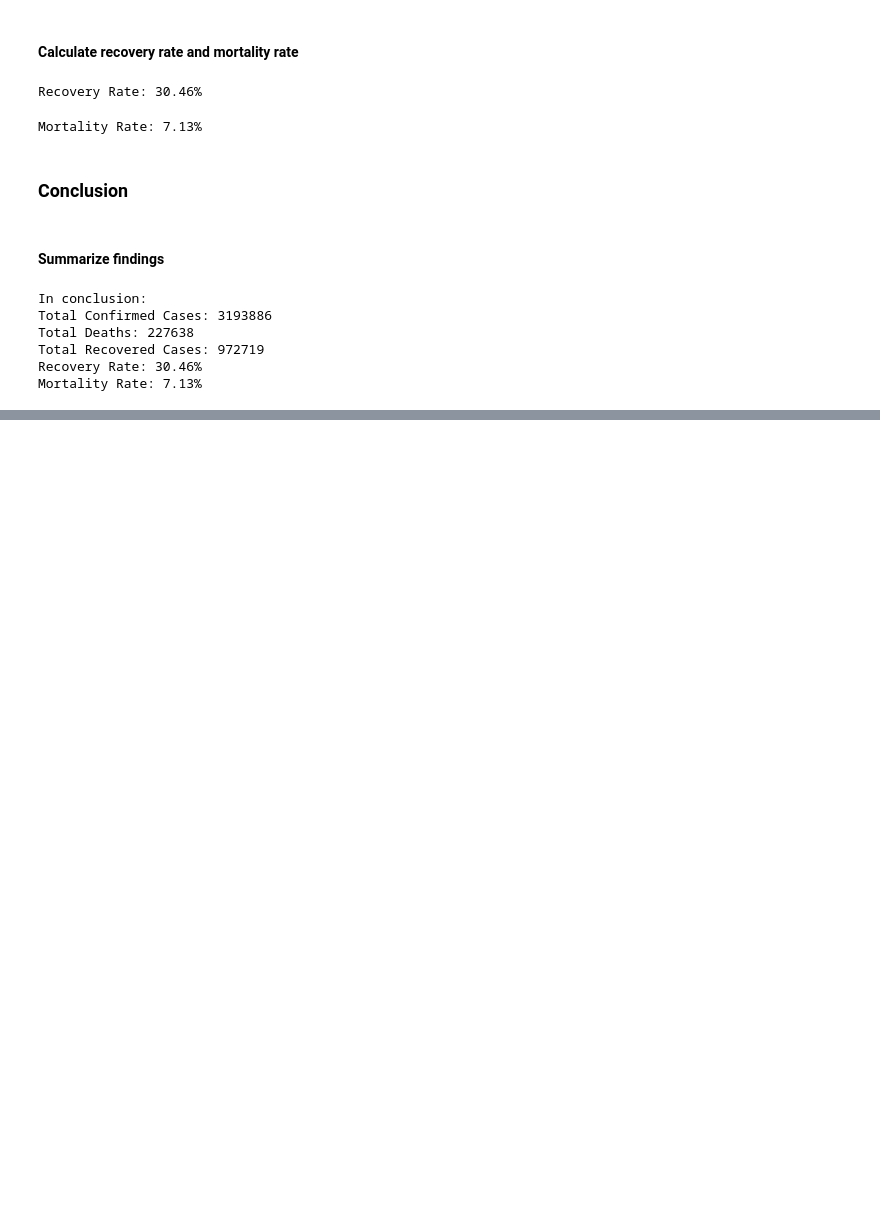
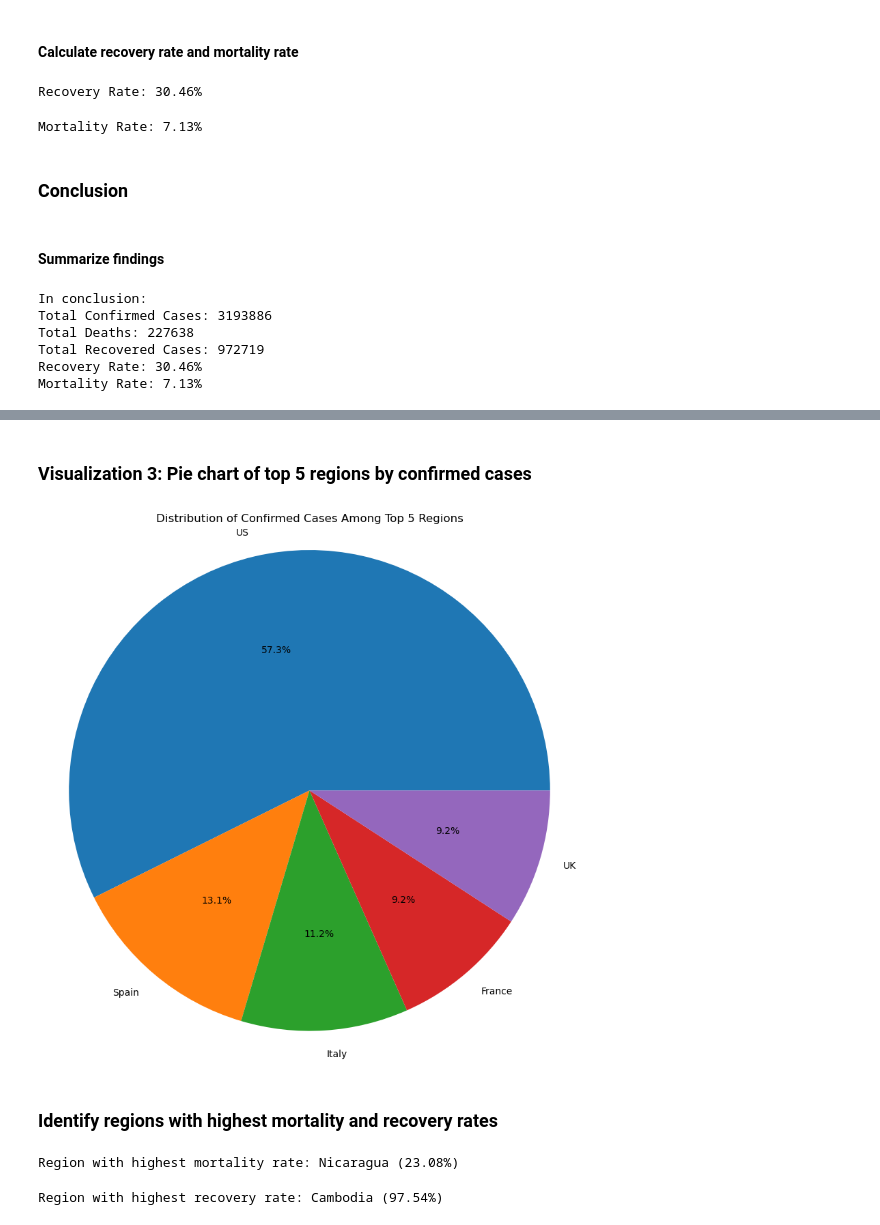
Before and after one commit to georgezacharia/covid_19_data_analysis_python, a Jupyter notebook: covid_19_data_analysis.ipynb, the cells around one changed output, grey strips where cells are left out. Drawn from its saved outputs; the diff is of its cells as text; code cells hidden in the pictures; blank space fills up the shorter version.

```diff
--- a/covid_19_data_analysis.ipynb
+++ b/covid_19_data_analysis.ipynb
@@ -203,0 +267,13 @@ Mortality Rate: 7.13%
+# %% [markdown]
+### Visualization 3: Pie chart of top 5 regions by confirmed cases
+# %%
+plt.figure(figsize=(10, 10))
+top5_regions = region_data.head()
+plt.pie(top5_regions['Confirmed'], labels=top5_regions['Region'], autopct='%1.1f%%')
+plt.title('Distribution of Confirmed Cases Among Top 5 Regions')
+plt.axis('equal')
+plt.show()
+# %% [output]
+[figure, added]
+# %% [markdown]
+### Identify regions with highest mortality and recovery rates
@@ -203,0 +284,8 @@ Mortality Rate: 7.13%
+# %%
+print(f"\nRegion with highest mortality rate: {highest_mortality['Region']} ({highest_mortality['Mortality_Rate']:.2f}%)")
+# %% [output]
+Region with highest mortality rate: Nicaragua (23.08%)
+# %%
+print(f"Region with highest recovery rate: {highest_recovery['Region']} ({highest_recovery['Recovery_Rate']:.2f}%)")
+# %% [output]
+Region with highest recovery rate: Cambodia (97.54%)
```
Also changed, not shown: parts of 14 cells of this notebook.
